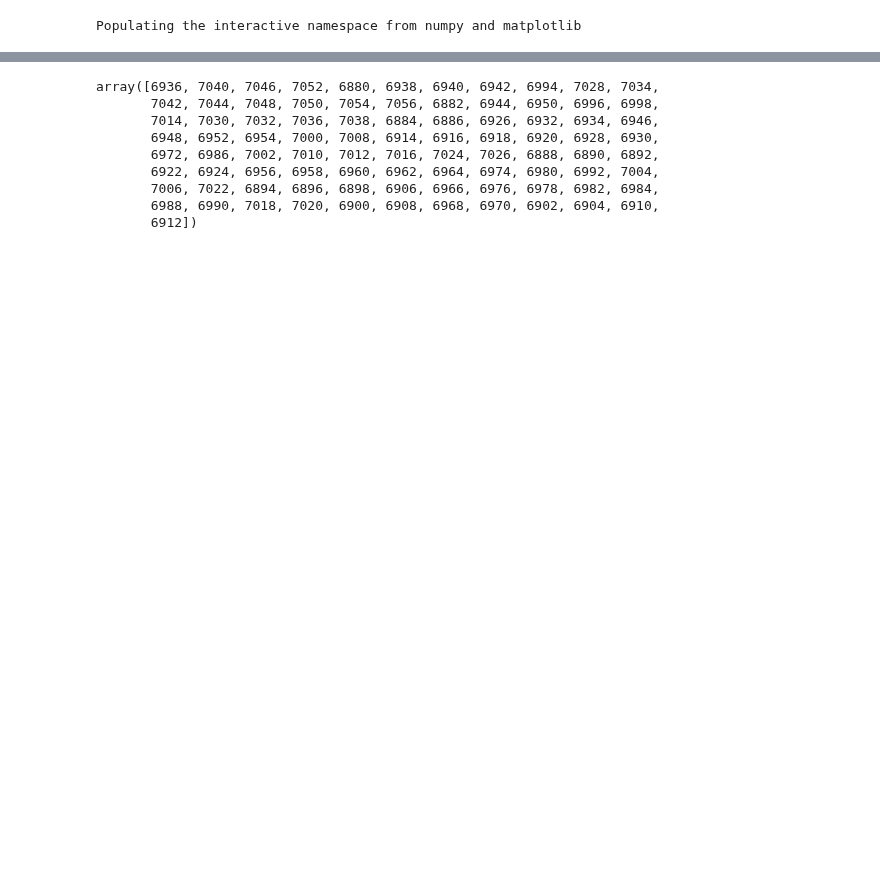
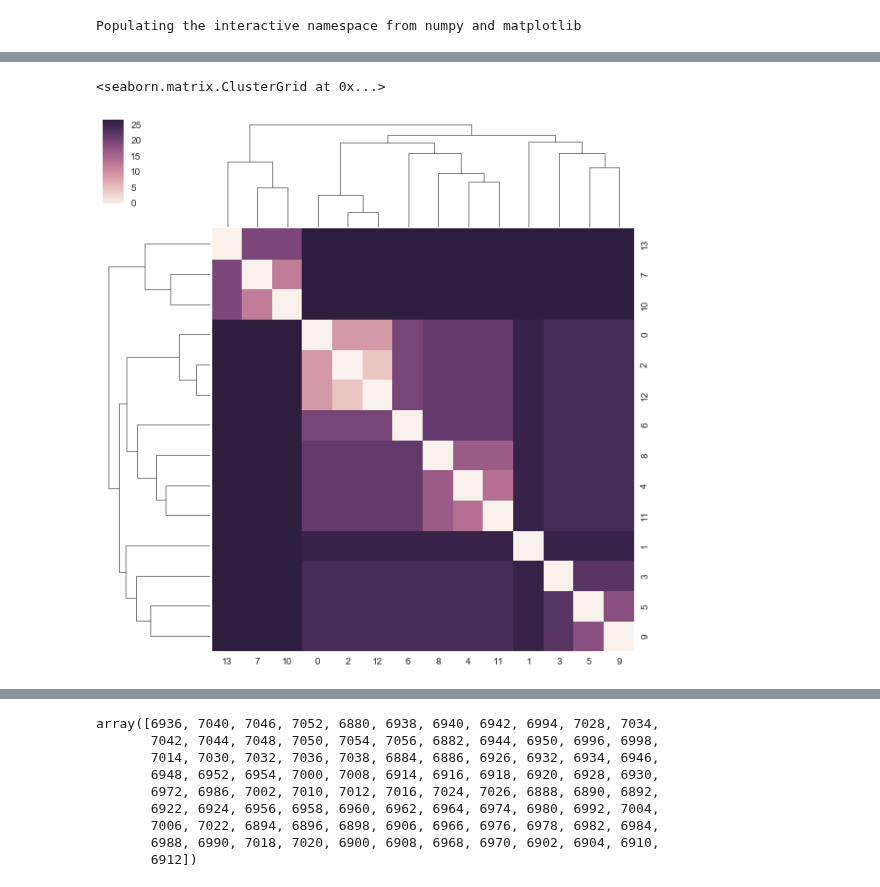
Before and after one commit to ryneches/SuchTree, a Jupyter notebook: example_2.ipynb, the cells around one changed output, grey strips where cells are left out. Cells and saved outputs as stored; diff of their text form; code cells hidden in the pictures; blank space fills up the shorter version.

```diff
--- a/example_2.ipynb
+++ b/example_2.ipynb
@@ -16,0 +64,10 @@ links.index = map( lambda x : x.replace(' ','_'), links.index )
+# %%
+D1 = zeros( ( len(T1.leafs),len(T1.leafs) ) )
+for i,a in enumerate(T1.leafs.values()) :
+    for j,b in enumerate( T1.leafs.values() ) :
+        D1[i,j] = T1.distance( a, b )
+
+seaborn.clustermap(D1)
+# %% [output]
+<seaborn.matrix.ClusterGrid at 0x...>
+[figure, added]
```
Also changed, not shown: parts of 23 cells of this notebook, 3 other files.
